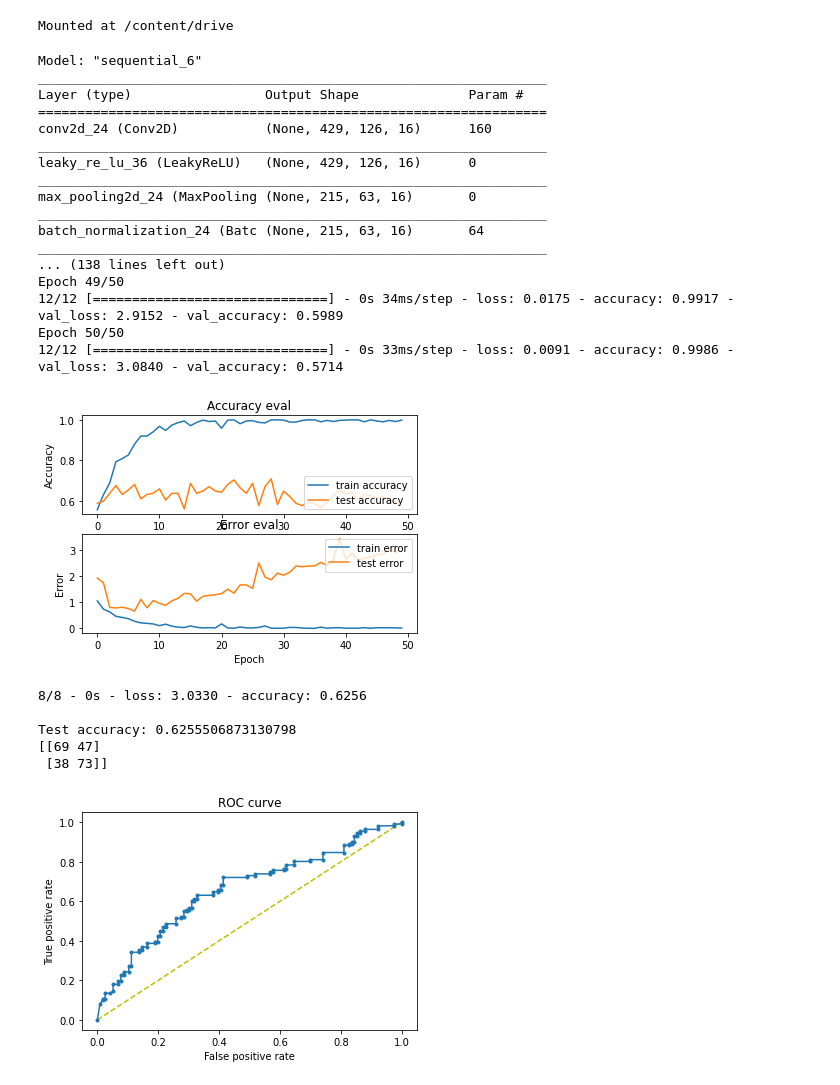
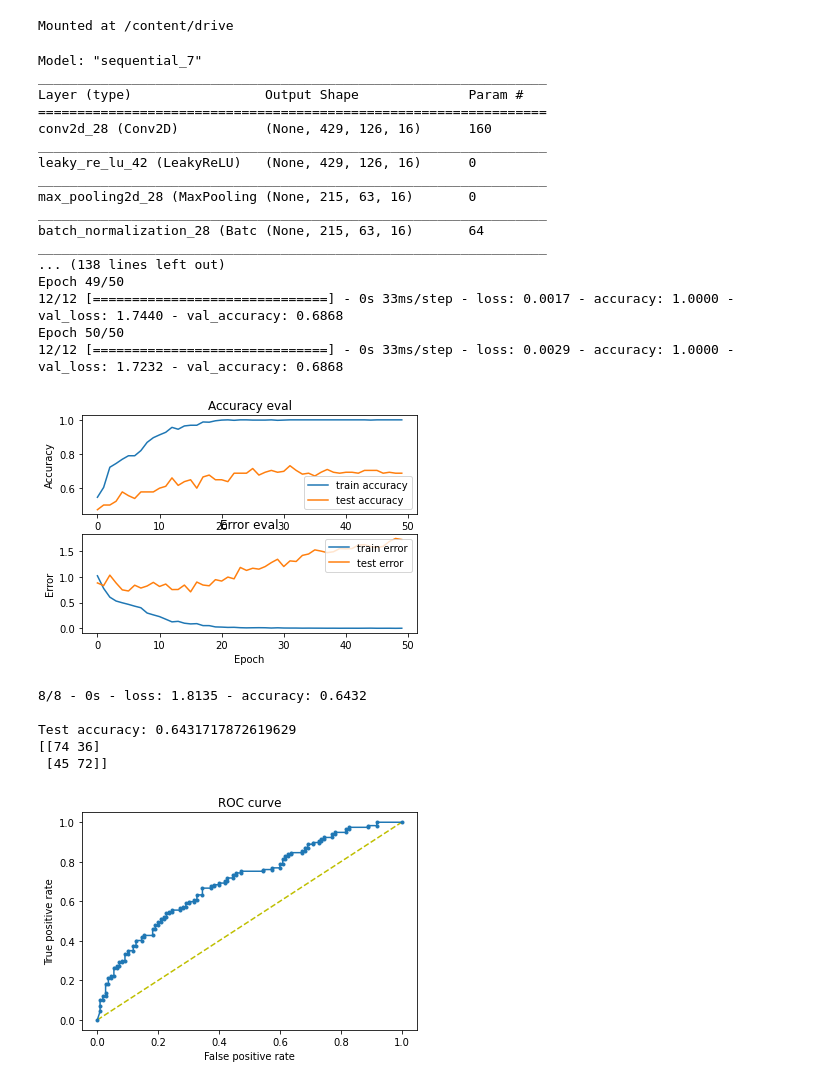
Before and after one commit to edward-h-81/bird_sound_detection, a Jupyter notebook: CNN_Colab/CNN_Bulbul.ipynb, the cells around one changed output. Saved outputs shown, nothing was run; the diff lists cells and outputs as text; code cells hidden in the pictures.

Commit message:
adam optimiser

```diff
--- a/CNN_Colab/CNN_Bulbul.ipynb
+++ b/CNN_Colab/CNN_Bulbul.ipynb
@@ -180,7 +180,7 @@ if __name__ == "__main__":
     model = build_model(input_shape)
 
     # compile model
-    optimiser = keras.optimizers.RMSprop(learning_rate=0.0005)
+    optimiser = keras.optimizers.Adam(learning_rate=0.0005)
     model.compile(optimizer=optimiser,
                   loss='binary_crossentropy',
                   metrics=['accuracy'])
@@ -213,44 +213,44 @@ if __name__ == "__main__":
     # print("fpr: {}, tpr: {}".format(fpr, tpr))
     plt.figure(1)
     plt.plot([0, 1], [0, 1], 'y--')
     plt.plot(fpr, tpr, marker='.')
     plt.xlabel('False positive rate')
     plt.ylabel('True positive rate')
     plt.title('ROC curve')
     plt.show
 
     # predict(model, X_test, y_test)
 
     # index = 0
     # # make prediction on a sample
     # while index < len(X_test):
     #     X = X_test[index]
     #     y = y_test[index]
     #     print("Sample: {}".format(index+1))
     #     predict(model, X, y)
     #     index += 1
 # %% [output]
-Model: "sequential_6"
+Model: "sequential_7"
 _________________________________________________________________
 Layer (type)                 Output Shape              Param #
 =================================================================
-conv2d_24 (Conv2D)           (None, 429, 126, 16)      160
+conv2d_28 (Conv2D)           (None, 429, 126, 16)      160
 _________________________________________________________________
-leaky_re_lu_36 (LeakyReLU)   (None, 429, 126, 16)      0
+leaky_re_lu_42 (LeakyReLU)   (None, 429, 126, 16)      0
 _________________________________________________________________
-max_pooling2d_24 (MaxPooling (None, 215, 63, 16)       0
+max_pooling2d_28 (MaxPooling (None, 215, 63, 16)       0
 _________________________________________________________________
-batch_normalization_24 (Batc (None, 215, 63, 16)       64
+batch_normalization_28 (Batc (None, 215, 63, 16)       64
 _________________________________________________________________
 ... (138 lines left out)
 Epoch 49/50
-12/12 [==============================] - 0s 34ms/step - loss: 0.0175 - accuracy: 0.9917 - val_loss: 2.9152 - val_accuracy: 0.5989
+12/12 [==============================] - 0s 33ms/step - loss: 0.0017 - accuracy: 1.0000 - val_loss: 1.7440 - val_accuracy: 0.6868
 Epoch 50/50
-12/12 [==============================] - 0s 33ms/step - loss: 0.0091 - accuracy: 0.9986 - val_loss: 3.0840 - val_accuracy: 0.5714
+12/12 [==============================] - 0s 33ms/step - loss: 0.0029 - accuracy: 1.0000 - val_loss: 1.7232 - val_accuracy: 0.6868
-[figure, old version]
+[figure, new version]
-8/8 - 0s - loss: 3.0330 - accuracy: 0.6256
+8/8 - 0s - loss: 1.8135 - accuracy: 0.6432
 
-Test accuracy: 0.6255506873130798
-[[69 47]
- [38 73]]
+Test accuracy: 0.6431717872619629
+[[74 36]
+ [45 72]]
-[figure, old version]
+[figure, new version]
```
